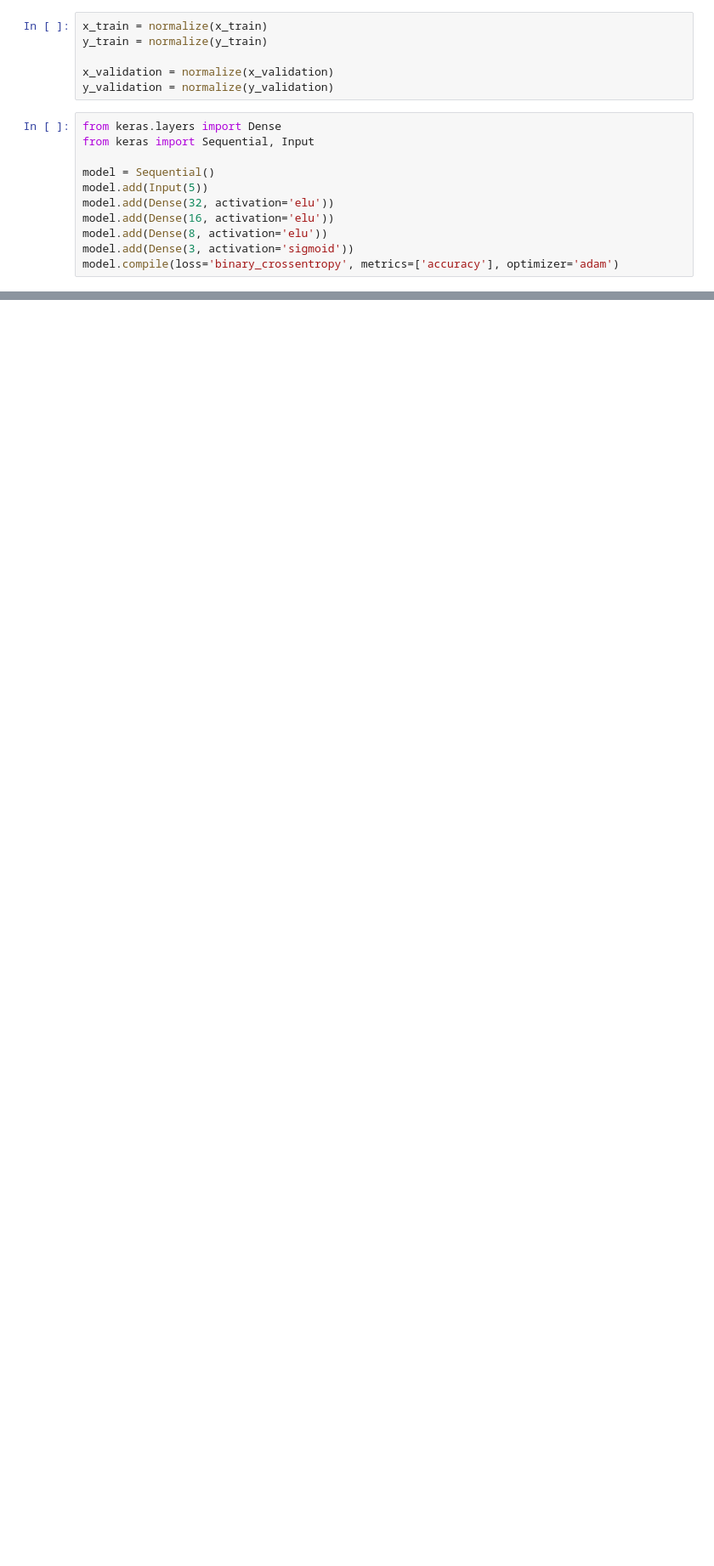
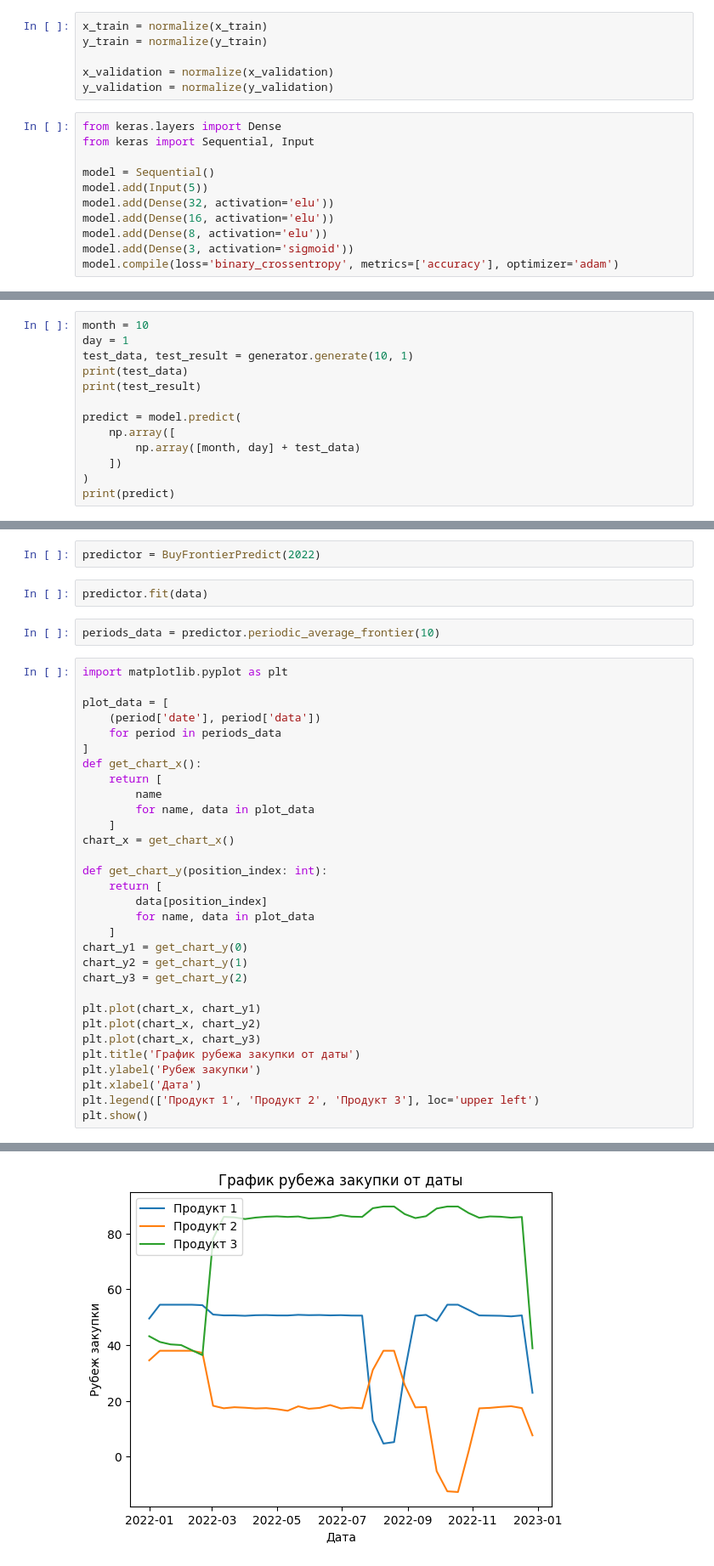
Before and after one commit to Infoboros/mAIakovsky, a Jupyter notebook: discover/nastya.ipynb, the cells around one changed output, grey strips where cells are left out. Shown at 85% size. Drawn from its saved outputs; the diff is of its cells as text; blank space fills up the shorter version.

Commit message:
[add] buy frontier predictor

```diff
--- a/discover/nastya.ipynb
+++ b/discover/nastya.ipynb
@@ -185,3 +193,16 @@ plt.show()
 # %% [output]
 [figure]
 [figure]
+# %%
+month = 10
+day = 1
+test_data, test_result = generator.generate(10, 1)
+print(test_data)
+print(test_result)
+
+predict = model.predict(
+    np.array([
+        np.array([month, day] + test_data)
+    ])
+)
+print(predict)
@@ -187,0 +293,38 @@ plt.show()
+# %%
+predictor = BuyFrontierPredict(2022)
+# %%
+predictor.fit(data)
+# %%
+periods_data = predictor.periodic_average_frontier(10)
+# %%
+import matplotlib.pyplot as plt
+
+plot_data = [
+    (period['date'], period['data'])
+    for period in periods_data
+]
+def get_chart_x():
+    return [
+        name
+        for name, data in plot_data
+    ]
+chart_x = get_chart_x()
+
+def get_chart_y(position_index: int):
+    return [
+        data[position_index]
+        for name, data in plot_data
+    ]
+chart_y1 = get_chart_y(0)
+chart_y2 = get_chart_y(1)
+chart_y3 = get_chart_y(2)
+
+plt.plot(chart_x, chart_y1)
+plt.plot(chart_x, chart_y2)
+plt.plot(chart_x, chart_y3)
+plt.title('График рубежа закупки от даты')
+plt.ylabel('Рубеж закупки')
+plt.xlabel('Дата')
+plt.legend(['Продукт 1', 'Продукт 2', 'Продукт 3'], loc='upper left')
+plt.show()
+# %% [output]
@@ -187,0 +332 @@ plt.show()
+[figure, added]
```
Also changed, not shown: parts of 8 cells of this notebook.
